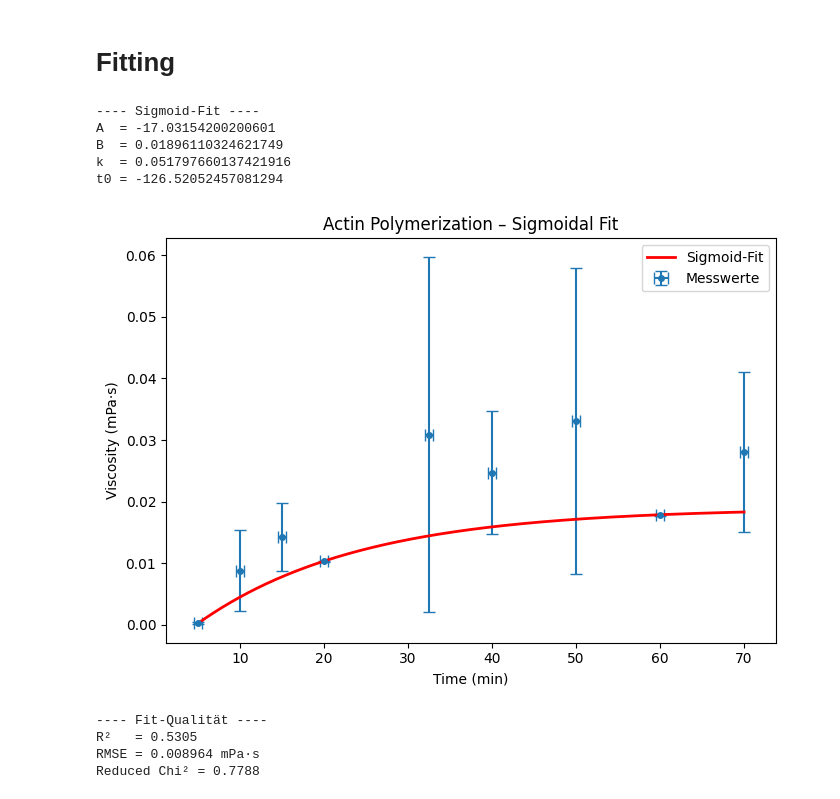
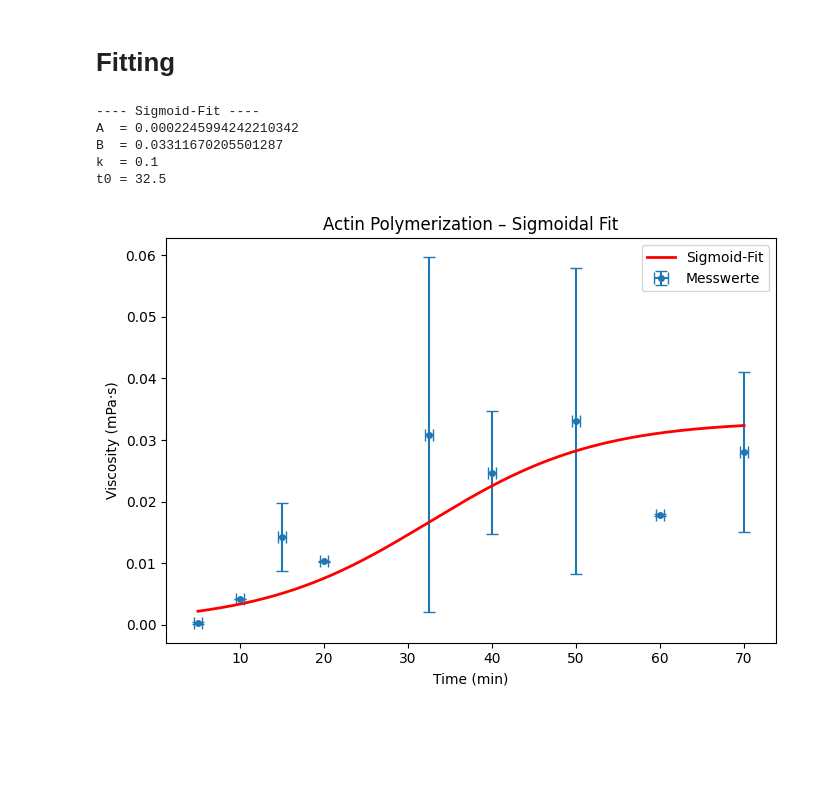
Before and after one commit to DaSch314/BPC-FILM, a Jupyter notebook: Aktinfitting1.ipynb, the cells around one changed output. Saved outputs shown, nothing was run; the diff lists cells and outputs as text; code cells hidden in the pictures; blank space fills up the shorter version.

```diff
--- a/Aktinfitting1.ipynb
+++ b/Aktinfitting1.ipynb
@@ -19,7 +19,7 @@ Requirement already satisfied: six>=1.5 in c:\users\toluc\appdata\local\schrodin
 import pandas as pd
 
 time1_min = [5, 10, 15, 20, 30, 40, 50, 60, 70]
-t1_B_s = [7.35, 42.38, 23.28, 23.27, 30.57, 28.85, 25.49, 29.1, 31.0]
+t1_B_s = [7.35, 13, 23.28, 23.27, 30.57, 28.85, 25.49, 29.1, 31.0]
 winkel1_deg = [30, 30, 45, 45, 60, 75, 75, 75, 75]
 strecke1_cm = [7, 1, 1, 1, 1.6, 1, 1, 1, 1]
 
@@ -328,7 +328,7 @@ Durchmesser 0.11894160774351809 cm
 # %%
 import math
 
-def viscosity_error_formula(K: float, roh_fluid: float, roh_shape: float,
+def viscosity_formula(K: float, roh_fluid: float, roh_shape: float,
                       angle: float, d_tube: float, d_shape: float,
                       g: float, velocity: float):
 
@@ -578,63 +587,38 @@ print("A  =", A_fit)
 print("B  =", B_fit)
 print("k  =", k_fit)
 print("t0 =", t0_fit)
 
 # Fit-Kurve erstellen
 t_fit = np.linspace(min(x), max(x), 500)
 y_fit = sigmoid(t_fit, *params)
 
 # Plot
 plt.figure(figsize=(7,5))
 plt.errorbar(
     x, y,
     xerr=df_raw["time_error_min"],
     yerr=y_err,
     fmt='o',
     markersize=4,
     capsize=4,
     label="Messwerte"
 )
 
 plt.plot(t_fit, y_fit, "r-", label="Sigmoid-Fit", linewidth=2)
 
 plt.xlabel("Time (min)")
 plt.ylabel("Viscosity (mPa·s)")
 plt.title("Actin Polymerization – Sigmoidal Fit")
 plt.legend()
 plt.tight_layout()
 plt.show()
-
-# RMSE
-RMSE = np.sqrt(np.mean((y - y_pred)**2))
-
-print("\n---- Fit-Qualität ----")
-print(f"R²   = {R2:.4f}")
-print(f"RMSE = {RMSE:.6f} mPa·s")
-
-# ---- Reduced Chi-Square berechnen ----
-
-y_pred = sigmoid(x, *params)
-
-# Chi-square
-chi2 = np.sum(((y - y_pred) / y_err)**2)
-
-# Degrees of freedom: N - p
-N = len(y)
-p = len(params)
-chi2_red = chi2 / (N - p)
-
-print(f"Reduced Chi² = {chi2_red:.4f}")
 # %% [output]
 ---- Sigmoid-Fit ----
-A  = -17.03154200200601
-B  = 0.01896110324621749
-k  = 0.051797660137421916
-t0 = -126.52052457081294
+A  = 0.0002245994242210342
+B  = 0.03311670205501287
+k  = 0.1
+t0 = 32.5
-[figure, old version]
+[figure, new version]
----- Fit-Qualität ----
-R²   = 0.5305
-RMSE = 0.008964 mPa·s
-Reduced Chi² = 0.7788
 # %%
 import numpy as np
 from scipy.optimize import curve_fit
```
Also changed, not shown: parts of 11 cells of this notebook, 1 other file.
